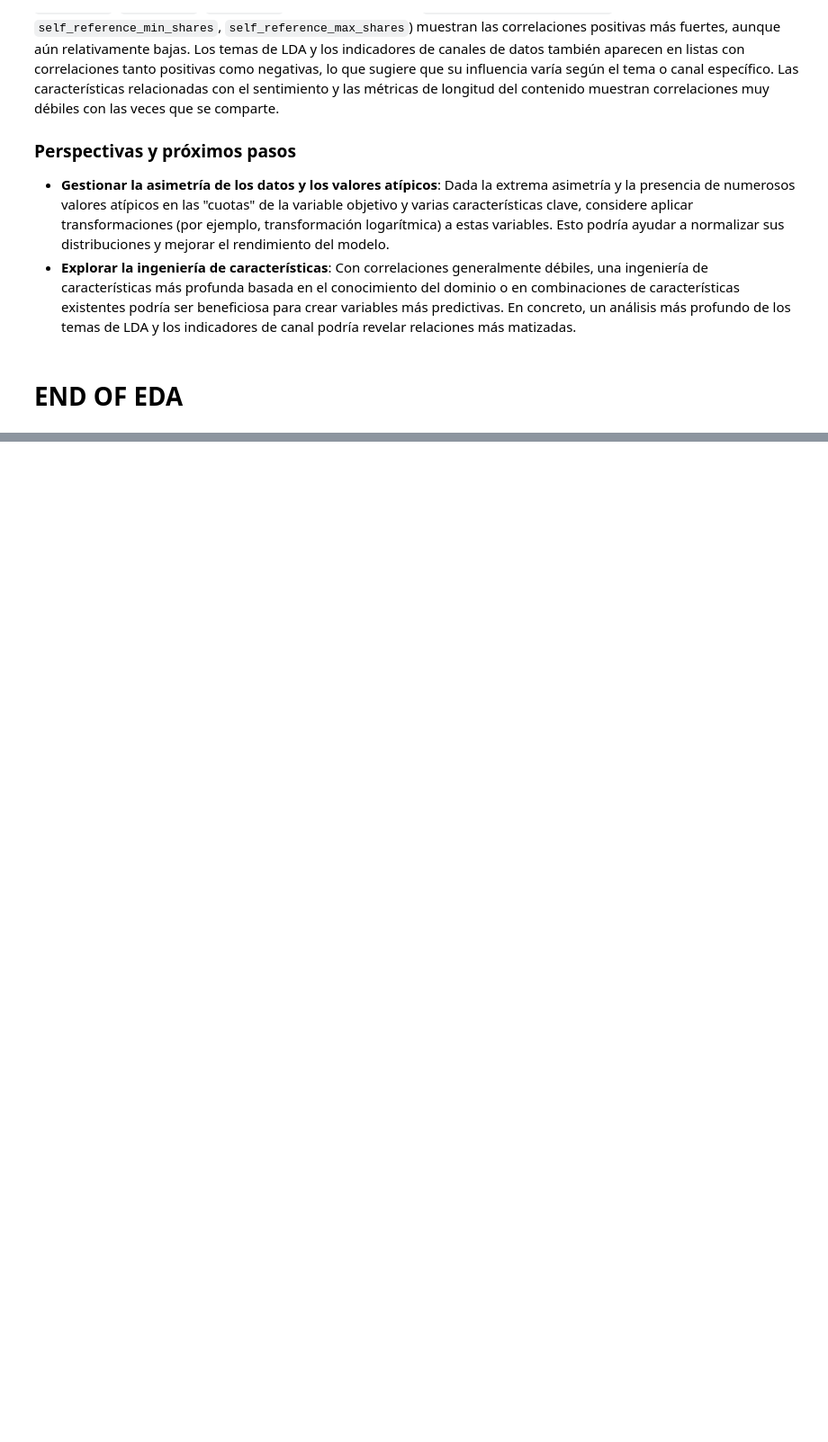
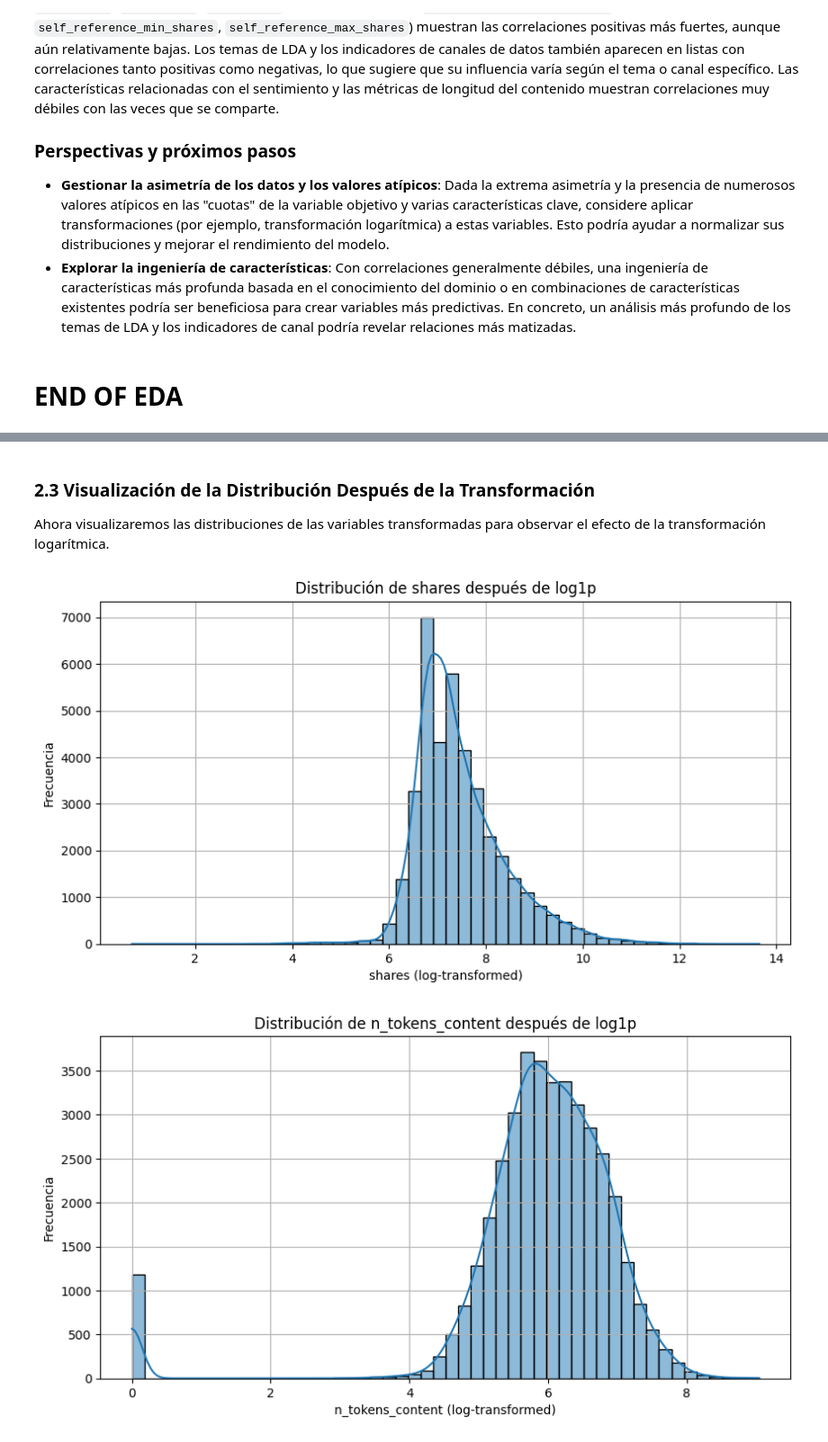
Before and after one commit to josenomberto/UTEC-CDIAV3-MCD8010, a Jupyter notebook: proyecto1_v1.1.ipynb, the cells around one changed output, grey strips where cells are left out. Shown at 90% size. Saved outputs shown, nothing was run; the diff lists cells and outputs as text; code cells hidden in the pictures; blank space fills up the shorter version.

```diff
--- a/proyecto1_v1.1.ipynb
+++ b/proyecto1_v1.1.ipynb
@@ -552,0 +323,6 @@ The RFHFS analysis identified `kw_avg_avg`, `timedelta`, `kw_max_avg`, `self_ref
+# %%
+df_cleaned = df.copy()
+df_cleaned.columns = df_cleaned.columns.str.strip()
+
+print("Nombres de columnas después de la limpieza:")
+print(df_cleaned.columns)
@@ -552,0 +351,15 @@ The RFHFS analysis identified `kw_avg_avg`, `timedelta`, `kw_max_avg`, `self_ref
+# %%
+import numpy as np
+
+df_transformed = df_cleaned.copy()
+
+# Variables a transformar
+skewed_features = ['shares', 'n_tokens_content', 'num_hrefs', 'num_imgs', 'num_videos']
+
+for feature in skewed_features:
+    # Aplicar log(1+x) para manejar valores cero y reducir asimetría
+    df_transformed[feature] = np.log1p(df_transformed[feature])
+    print(f"Columna '{feature}' transformada con log1p.")
+
+print("\nPrimeras 5 filas del DataFrame transformado:")
+display(df_transformed.head())
@@ -552,0 +381,19 @@ The RFHFS analysis identified `kw_avg_avg`, `timedelta`, `kw_max_avg`, `self_ref
+# %% [markdown]
+### 2.3 Visualización de la Distribución Después de la Transformación
+
+Ahora visualizaremos las distribuciones de las variables transformadas para observar el efecto de la transformación logarítmica.
+# %%
+import matplotlib.pyplot as plt
+import seaborn as sns
+
+for feature in skewed_features:
+    plt.figure(figsize=(10, 5))
+    sns.histplot(df_transformed[feature], bins=50, kde=True)
+    plt.title(f'Distribución de {feature} después de log1p')
+    plt.xlabel(f'{feature} (log-transformed)')
+    plt.ylabel('Frecuencia')
+    plt.grid(True)
+    plt.show()
+# %% [output]
+[figure, added]
+[figure, added]
```
Also changed, not shown: parts of 56 cells of this notebook.
